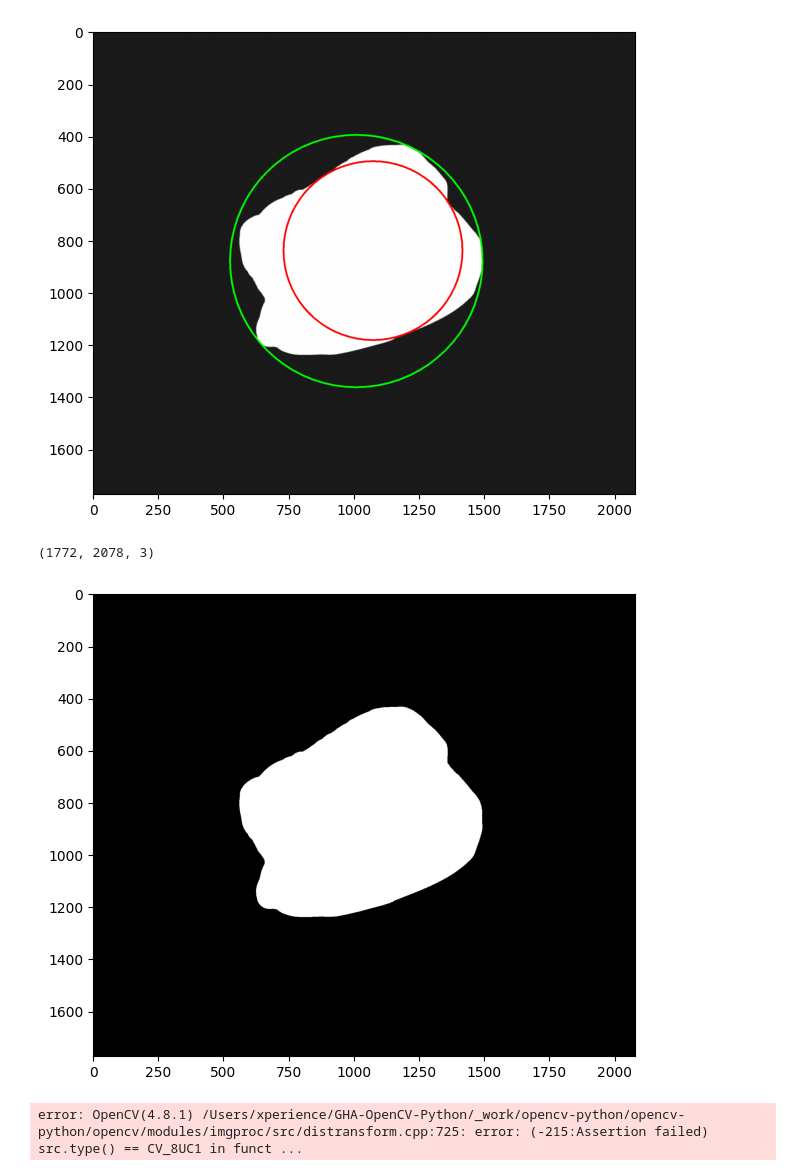
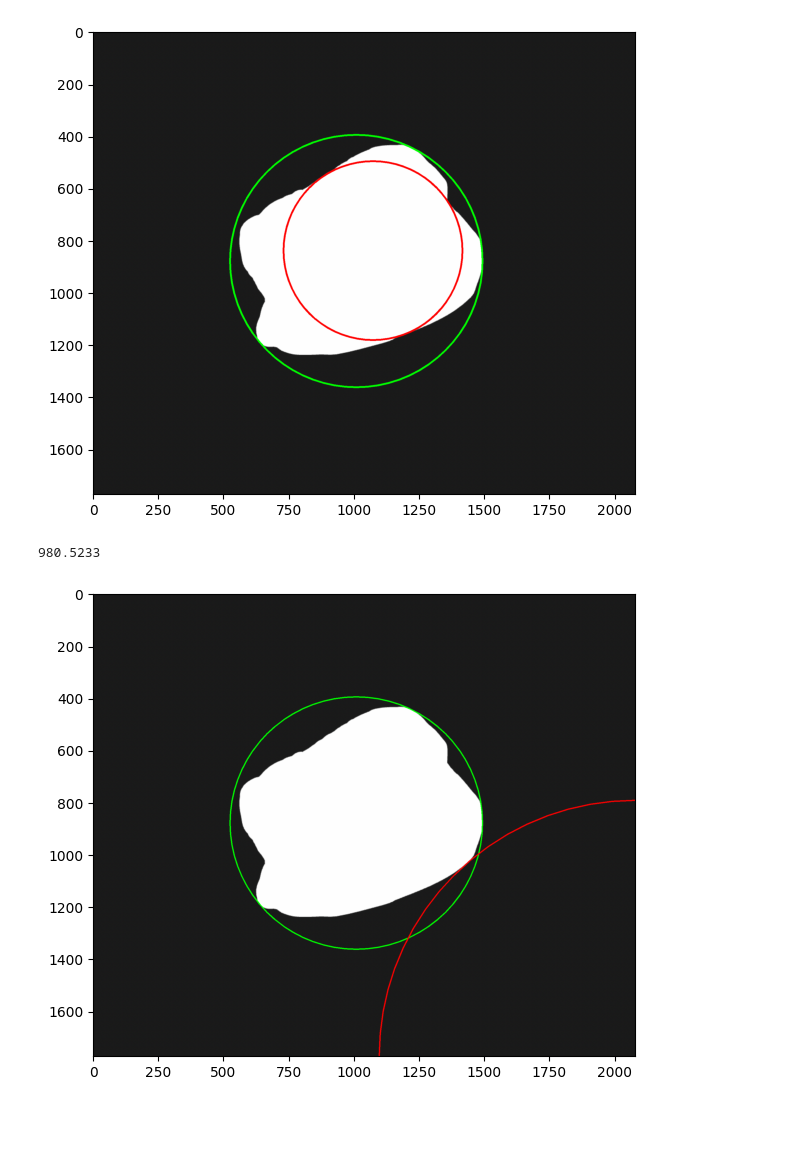
Before and after one commit to mrFendel/GeoCV, a Jupyter notebook: metrics.ipynb, the cells around one changed output. Drawn from its saved outputs; the diff is of its cells as text; code cells hidden in the pictures; blank space fills up the shorter version.

Commit message:
trying to make circles function

```diff
--- a/metrics.ipynb
+++ b/metrics.ipynb
@@ -91,28 +91,31 @@ plot(img)
 # %% [output]
 [figure]
 # %%
-def apply_circ(cnt, img):
-    temp_img = np.zeros_like(img, )
-    cv.drawContours(temp_img, cnt, -1, (255, 255, 255), 1)
-    cv.fillPoly(temp_img,pts=[cnt],color=(255,255,255))
-    plot(temp_img)
-    cv.cvtColor(temp_img, cv.COLOR_BGR2GRAY)
+def apply_circ(cnt, img, linew=3):
+    temp = np.zeros_like(img)
+    cv.drawContours(temp, cnt, -1, (255, 255, 255), 1)
+    cv.fillPoly(temp, pts=[cnt], color=(255,255,255))
+    ret, temp = cv.threshold(temp, 100, 255, 0)
+    temp = 255 - temp
+    temp = cv.cvtColor(temp, cv.COLOR_BGR2GRAY)
 
-    dist = cv.distanceTransform(temp_img,
-                                    cv.DIST_L2,
-                                    cv.DIST_MASK_PRECISE)
+    dist = cv.distanceTransform(temp,
+                                cv.DIST_L2,
+                                cv.DIST_MASK_PRECISE)
+
     indices = np.unravel_index(dist.argmax(), dist.shape)
     r = int(dist[indices])
+    print(np.max(dist))
 
     (x_axis,y_axis),R = cv.minEnclosingCircle(cnt)
     center = (int(x_axis),int(y_axis))
 
-    cv.circle(img,center,int(R),(0,255,0),5)
-    cv.circle(img, indices[::-1], r, (255,0,0), 5)
+    img = img.copy()
+    cv.circle(img,center,int(R),(0,255,0),linew)
+    cv.circle(img, indices[::-1], r, (255,0,0), linew)
     return img
 
 plot(apply_circ(CNT, IMG))
 # %% [output]
-(1772, 2078, 3)
+980.5233
-[figure, old version]
+[figure, new version]
-error: OpenCV(4.8.1) /Users/xperience/GHA-OpenCV-Python/_work/opencv-python/opencv-python/opencv/modules/imgproc/src/distransform.cpp:725: error: (-215:Assertion failed) src.type() == CV_8UC1 in funct ...
```
